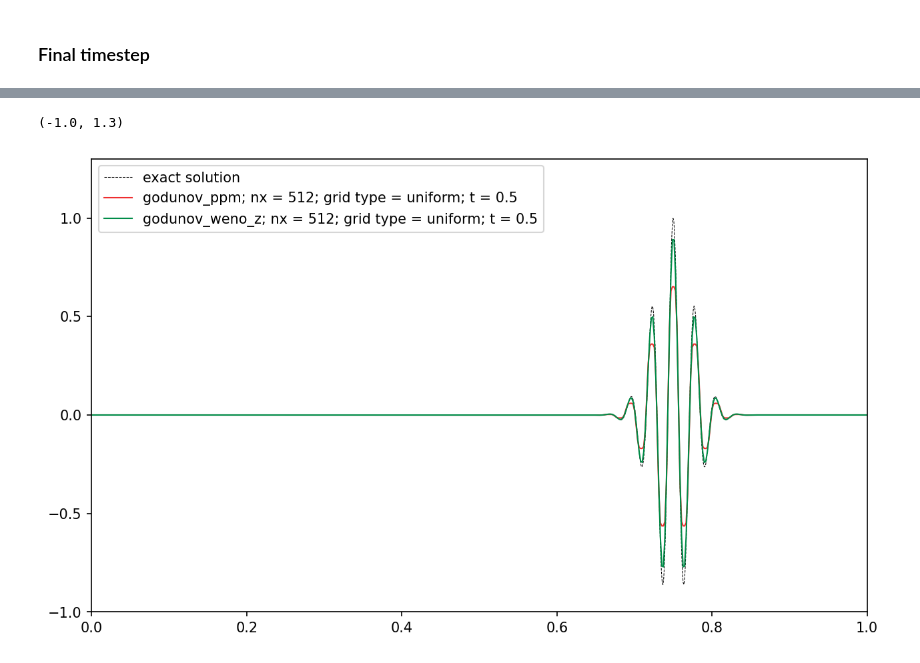
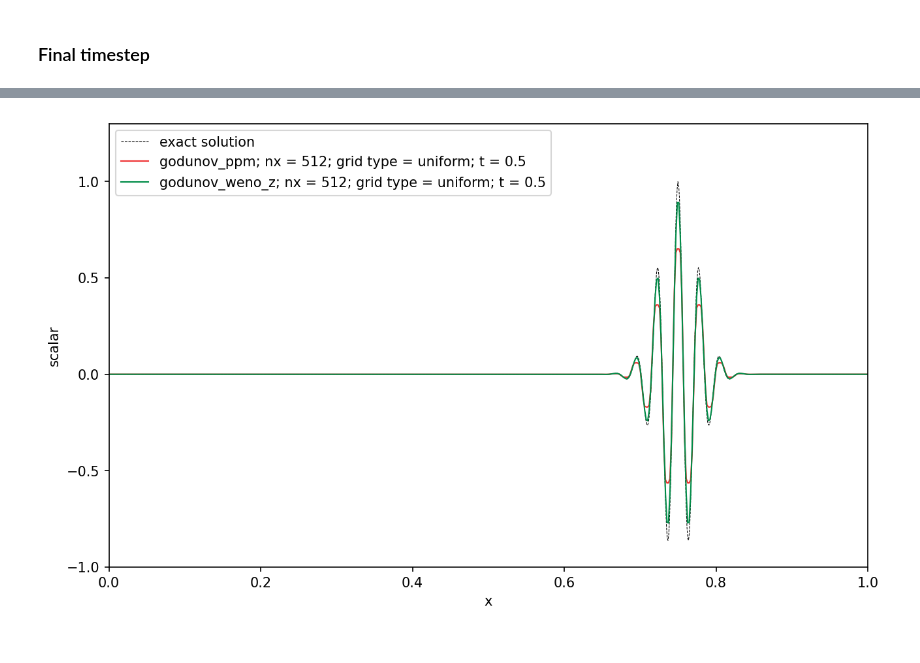
Before and after one commit to diederikb/nrel_jupyter_notebooks, a Jupyter notebook: postprocess_scalar_advection_RMFM_figures.ipynb, the cells around one changed output, grey strips where cells are left out. Cells and saved outputs as stored; diff of their text form; code cells hidden in the pictures.

```diff
--- a/postprocess_scalar_advection_RMFM_figures.ipynb
+++ b/postprocess_scalar_advection_RMFM_figures.ipynb
@@ -285,4 +299,8 @@ postprocess_dist('yalla2021/eta_2',-1,root_dir,['godunov_ppm','godunov_weno_z'],
 ax.legend()
 ax.set_xlim([0,1])
 ax.set_ylim([-1.0,1.3])
+ax.set_xlabel('x')
+ax.set_ylabel('scalar')
+
+fig.savefig('4b-scalar_advection_uniform_final_godunov_ppm_weno_z.png')
 # %% [output]
@@ -297,5 +315,4 @@ yt : [INFO     ] 2022-08-06 22:44:28,519 Parameters: domain_right_edge         =
-(-1.0, 1.3)
-[figure, old version]
+[figure, new version]
 # %%
 fig, ax = plt.subplots(figsize=(10, 6))
 
```
Also changed, not shown: parts of 12 cells of this notebook, 9 other files.
